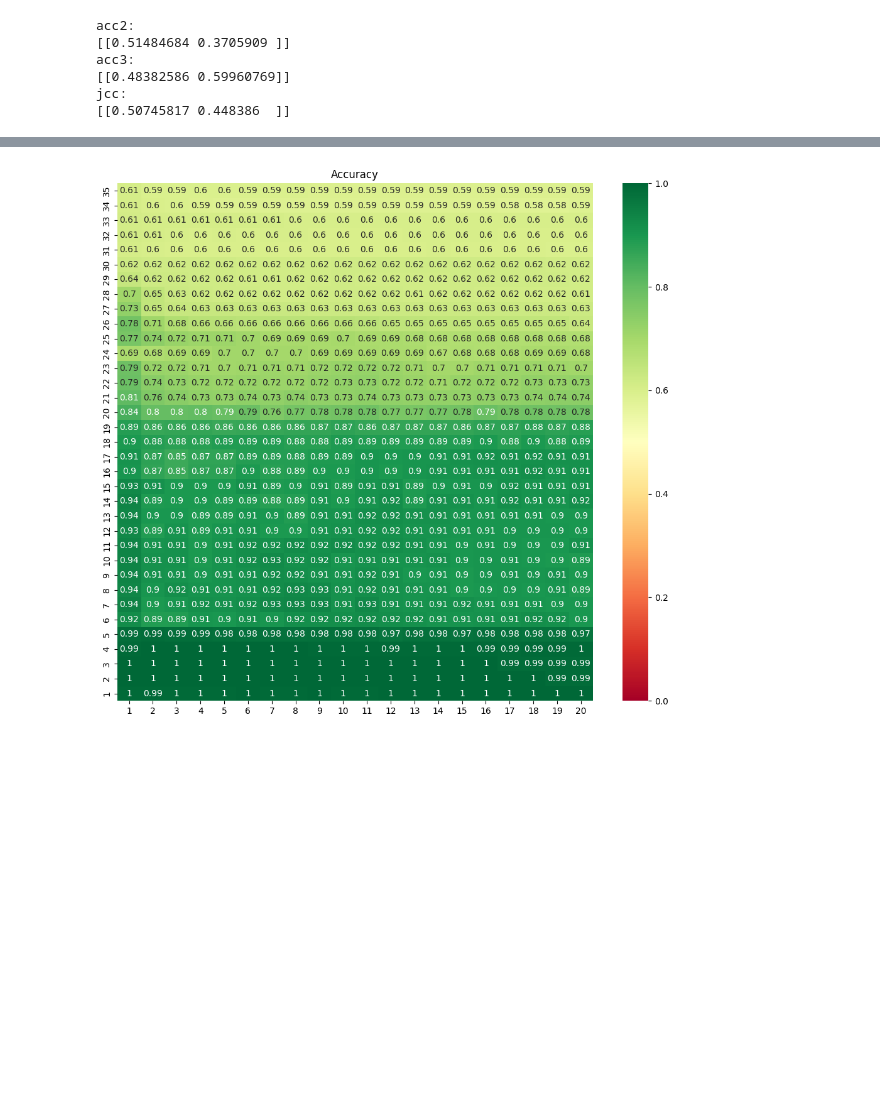
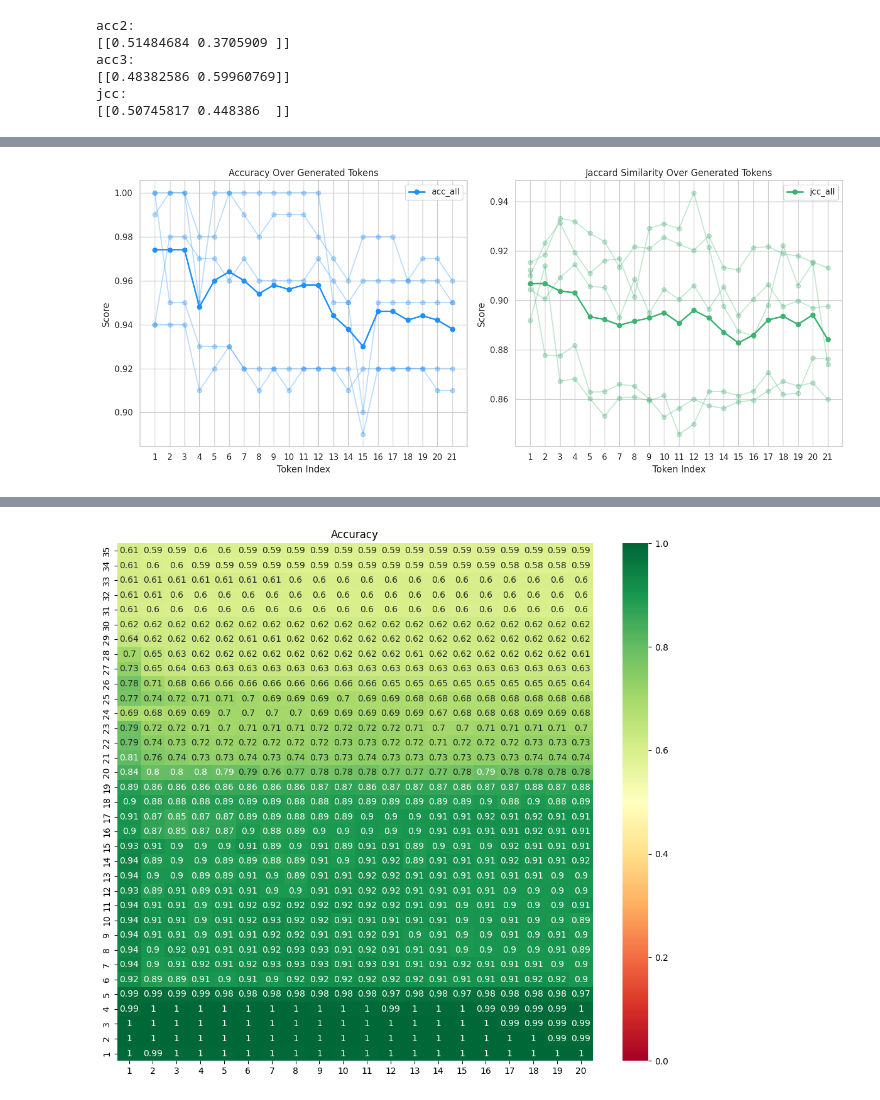
Before and after one commit to phusroyal/CopyMech, a Jupyter notebook: thesis-tflens_npatch.ipynb, the cells around one changed output, grey strips where cells are left out. Drawn from its saved outputs; the diff is of its cells as text; code cells hidden in the pictures; blank space fills up the shorter version.

```diff
--- a/thesis-tflens_npatch.ipynb
+++ b/thesis-tflens_npatch.ipynb
@@ -548,3 +999,11 @@ acc3:
 [[0.48382586 0.59960769]]
 jcc:
 [[0.50745817 0.448386  ]]
+# %%
+def elementwise_mean(matrices):
+    # Stack the matrices along a new axis, then compute the mean along that axis.
+    matrices = np.array(matrices)
+    stacked = np.stack(matrices)
+    return np.mean(stacked, axis=0)
+elementwise_mean([[1,2],
+                  [2,3]])
@@ -550,0 +1061,72 @@ jcc:
+# %%
+import seaborn as sns
+import matplotlib.pyplot as plt
+import numpy as np
+
+def plot_token_scores(data):
+    """
+    Given a data dictionary containing two metrics for continuous generation:
+      - 'acc_all': a 1D numpy array (length n) representing the average acc scores.
+      - 'acc_all_template': a list of lists (each with one numpy array of length n)
+          representing individual template acc scores.
+      - 'jcc_all': a 1D numpy array (length n) representing the average jcc scores.
+      - 'jcc_all_template': a list of lists (each with one numpy array of length n)
+          representing individual template jcc scores.
+
+    This function creates two subplots (one for each metric). In each subplot:
+      - The main (average) line is plotted in a solid, prominent color.
+      - Each template line is overlaid with the same color but with lower transparency.
+      - The x-axis shows token indices from 1 to n.
+
+    Parameters:
+      data (dict): A dictionary with keys 'acc_all', 'acc_all_template', 'jcc_all', and 'jcc_all_template'.
+    """
+    # Determine the number of tokens from the average array (assumes acc_all and jcc_all have same length)
+    n = len(data['acc_all'])
+    tokens = np.arange(1, n + 1)
+
+    # Set a trendy seaborn theme
+    sns.set_theme(style="whitegrid")
+
+    # Create subplots for the two metrics: ACC and JCC
+    fig, axs = plt.subplots(1, 2, figsize=(14, 6))
+
+    # --- Plot for ACC ---
+    ax = axs[0]
+    # Plot the main acc line
+    ax.plot(tokens, data['acc_all'], label='acc_all', color='dodgerblue', marker='o', linewidth=2)
+    # Plot each template in acc_all_template with lower transparency
+    for template in data['acc_all_template']:
+        # Each template is assumed to be a list with one array element.
+        template_line = template[0]
+        ax.plot(tokens, template_line, color='dodgerblue', marker='o', alpha=0.3)
+    ax.set_xlabel("Token Index")
+    ax.set_ylabel("Score")
+    ax.set_title("Accuracy Over Generated Tokens")
+    ax.legend()
+
+    # --- Plot for JCC ---
+    ax = axs[1]
+    # Plot the main jcc line
+    ax.plot(tokens, data['jcc_all'], label='jcc_all', color='mediumseagreen', marker='o', linewidth=2)
+    # Plot each template in jcc_all_template with lower transparency
+    for template in data['jcc_all_template']:
+        template_line = template[0]
+        ax.plot(tokens, template_line, color='mediumseagreen', marker='o', alpha=0.3)
+    ax.set_xlabel("Token Index")
+    ax.set_ylabel("Score")
+    ax.set_title("Jaccard Similarity Over Generated Tokens")
+    ax.legend()
+
+    # Set x-axis ticks from 1 to n (integer labels)
+    for ax in axs:
+        ax.set_xticks(np.arange(1, n + 1))
+        ax.set_xticklabels(np.arange(1, n + 1))
+
+    plt.tight_layout()
+    plt.show()
+
+
+plot_token_scores(data)
+# %% [output]
+[figure, added]
```
Also changed, not shown: parts of 21 cells of this notebook, 11 other files.
